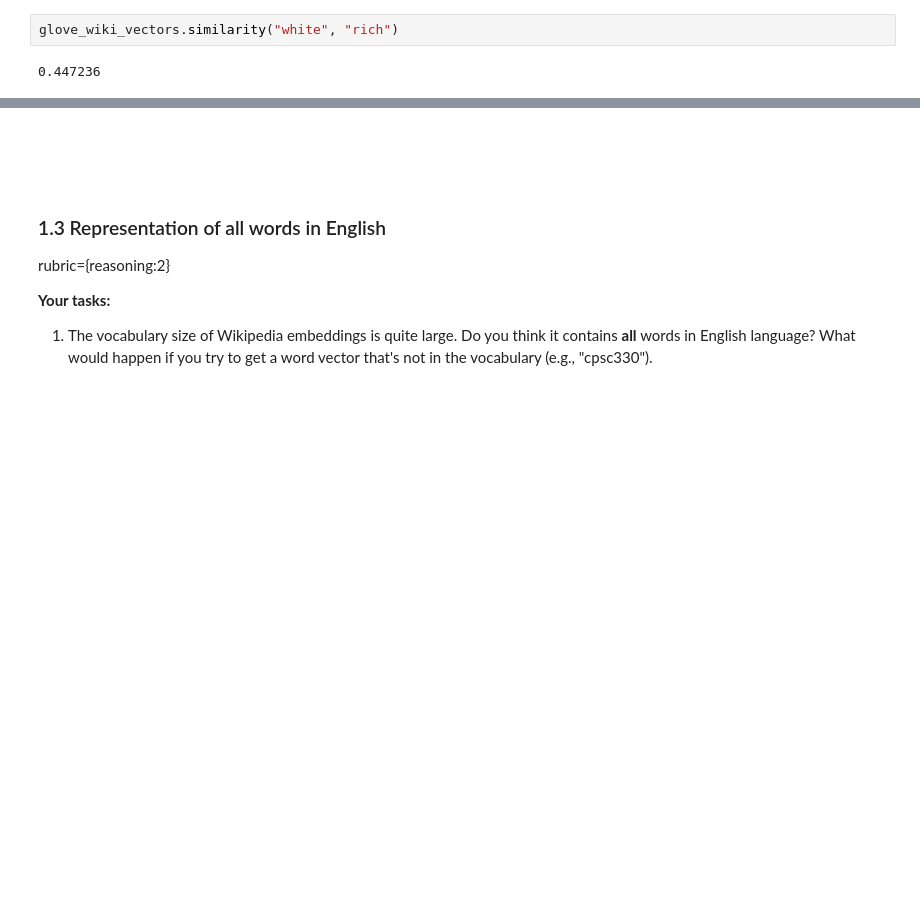
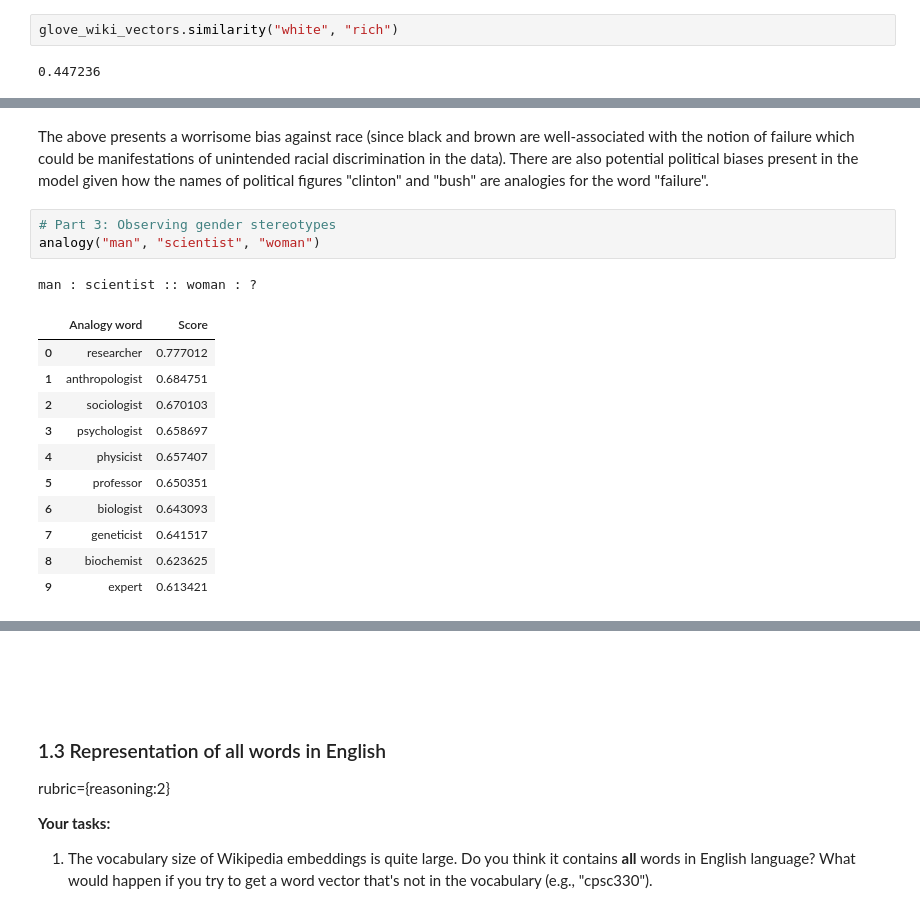
Before and after one commit to timtheteh/Applied-Machine-Learning, a Jupyter notebook: hw/hw8/hw8.ipynb, the cells around one changed output, grey strips where cells are left out. Saved outputs shown, nothing was run; the diff lists cells and outputs as text; blank space fills up the shorter version.

```diff
--- a/hw/hw8/hw8.ipynb
+++ b/hw/hw8/hw8.ipynb
@@ -180,0 +204,18 @@ glove_wiki_vectors.similarity("black", "rich")
+# %% [markdown]
+The above presents a worrisome bias against race (since black and brown are well-associated with the notion of failure which could be manifestations of unintended racial discrimination in the data). There are also potential political biases present in the model given how the names of political figures "clinton" and "bush" are analogies for the word "failure".
+# %%
+# Part 3: Observing gender stereotypes
+analogy("man", "scientist", "woman")
+# %% [output]
+man : scientist :: woman : ?
+|  | Analogy word | Score |
+| 0 | researcher | 0.777012 |
+| 1 | anthropologist | 0.684751 |
+| 2 | sociologist | 0.670103 |
+| 3 | psychologist | 0.658697 |
+| 4 | physicist | 0.657407 |
+| 5 | professor | 0.650351 |
+| 6 | biologist | 0.643093 |
+| 7 | geneticist | 0.641517 |
+| 8 | biochemist | 0.623625 |
+| 9 | expert | 0.613421 |
```
Also changed, not shown: parts of 8 cells of this notebook.
